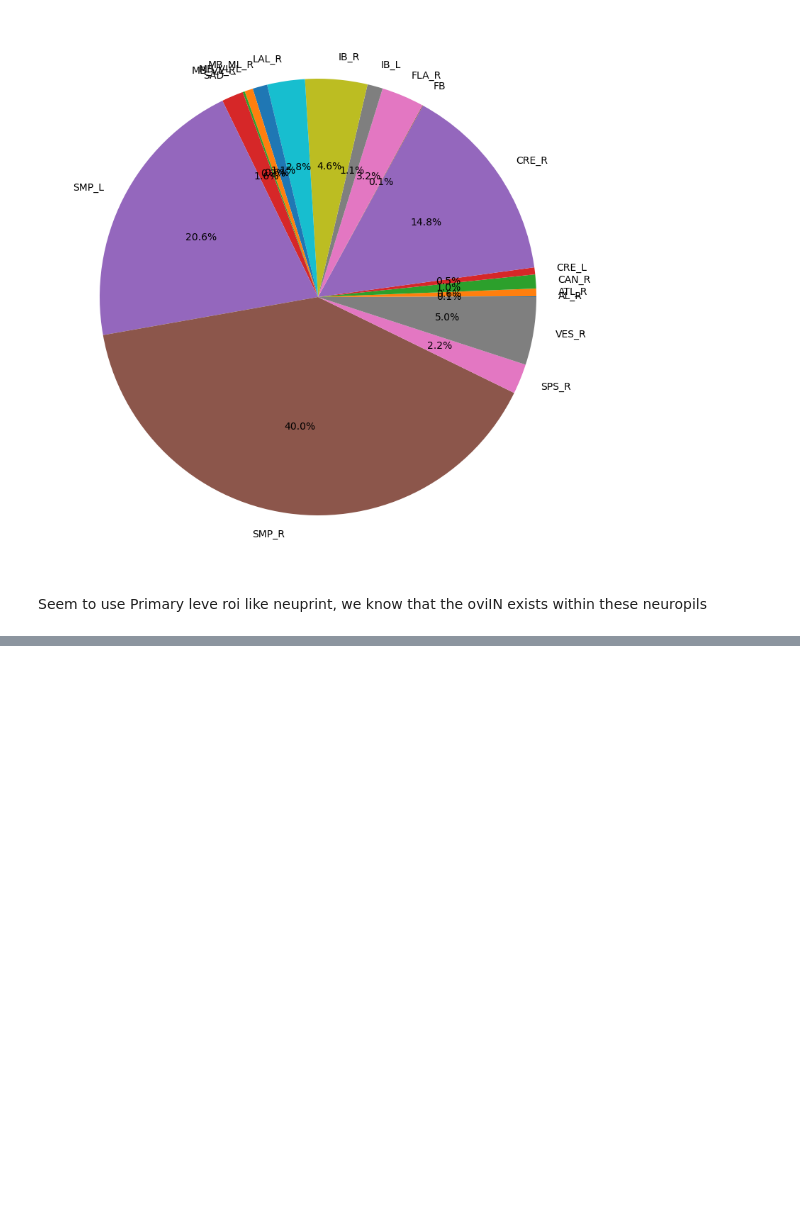
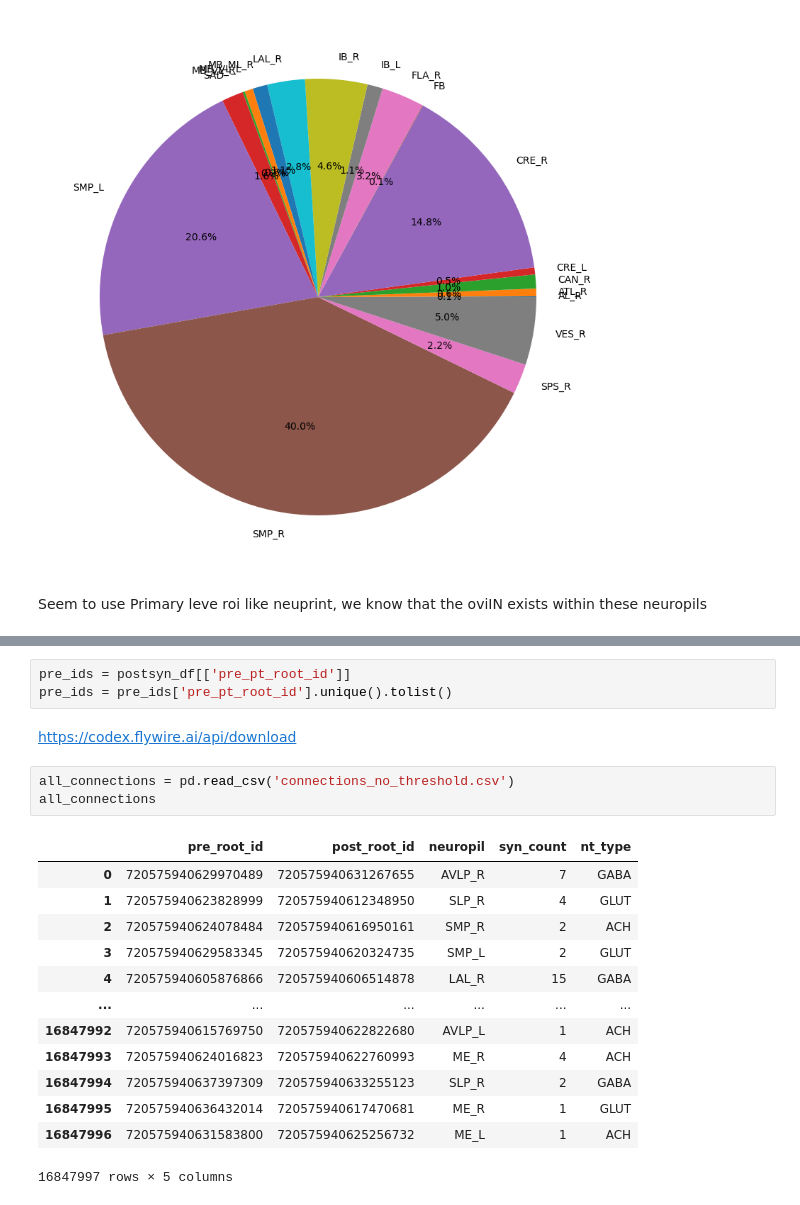
Before and after one commit to Gutierrez-lab/flybrain-clustering-rhessa, a Jupyter notebook: FlyWire/oviposition_sandbox.ipynb, the cells around one changed output, grey strips where cells are left out. Saved outputs shown, nothing was run; the diff lists cells and outputs as text; blank space fills up the shorter version.

```diff
--- a/FlyWire/oviposition_sandbox.ipynb
+++ b/FlyWire/oviposition_sandbox.ipynb
@@ -211,0 +215,22 @@ Seem to use Primary leve roi like neuprint, we know that the oviIN exists within
+# %%
+pre_ids = postsyn_df[['pre_pt_root_id']]
+pre_ids = pre_ids['pre_pt_root_id'].unique().tolist()
+# %% [markdown]
+https://codex.flywire.ai/api/download
+# %%
+all_connections = pd.read_csv('connections_no_threshold.csv')
+all_connections
+# %% [output]
+|  | pre_root_id | post_root_id | neuropil | syn_count | nt_type |
+| 0 | 720575940629970489 | 720575940631267655 | AVLP_R | 7 | GABA |
+| 1 | 720575940623828999 | 720575940612348950 | SLP_R | 4 | GLUT |
+| 2 | 720575940624078484 | 720575940616950161 | SMP_R | 2 | ACH |
+| 3 | 720575940629583345 | 720575940620324735 | SMP_L | 2 | GLUT |
+| 4 | 720575940605876866 | 720575940606514878 | LAL_R | 15 | GABA |
+| ... | ... | ... | ... | ... | ... |
+| 16847992 | 720575940615769750 | 720575940622822680 | AVLP_L | 1 | ACH |
+| 16847993 | 720575940624016823 | 720575940622760993 | ME_R | 4 | ACH |
+| 16847994 | 720575940637397309 | 720575940633255123 | SLP_R | 2 | GABA |
+| 16847995 | 720575940636432014 | 720575940617470681 | ME_R | 1 | GLUT |
+| 16847996 | 720575940631583800 | 720575940625256732 | ME_L | 1 | ACH |
+16847997 rows × 5 columns
```
Also changed, not shown: parts of 25 cells of this notebook.
